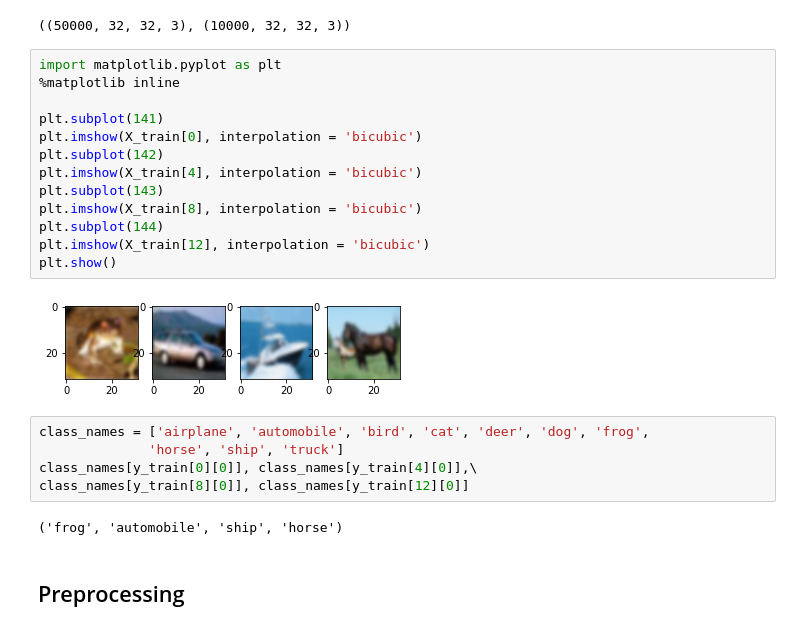
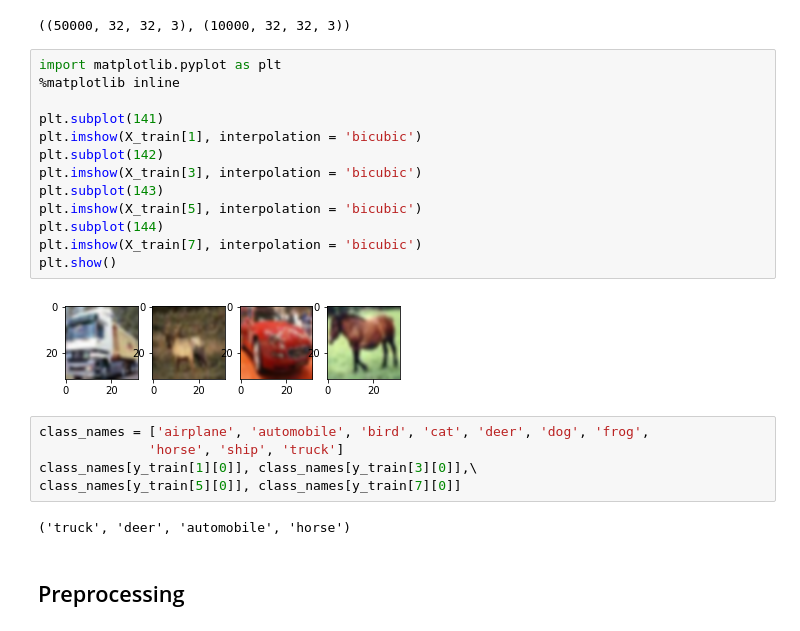
Before and after one commit to euka96/Deep-Learning, a Jupyter notebook: 2. CNN/10_Data Augmentation.ipynb, the cells around one changed output. Drawn from its saved outputs; the diff is of its cells as text.

```diff
--- a/2. CNN/10_Data Augmentation.ipynb
+++ b/2. CNN/10_Data Augmentation.ipynb
@@ -32,25 +29,25 @@ X_train.shape, X_test.shape
 # %%
 import matplotlib.pyplot as plt
 %matplotlib inline
 
 plt.subplot(141)
-plt.imshow(X_train[0], interpolation = 'bicubic')
+plt.imshow(X_train[1], interpolation = 'bicubic')
 plt.subplot(142)
-plt.imshow(X_train[4], interpolation = 'bicubic')
+plt.imshow(X_train[3], interpolation = 'bicubic')
 plt.subplot(143)
-plt.imshow(X_train[8], interpolation = 'bicubic')
+plt.imshow(X_train[5], interpolation = 'bicubic')
 plt.subplot(144)
-plt.imshow(X_train[12], interpolation = 'bicubic')
+plt.imshow(X_train[7], interpolation = 'bicubic')
 plt.show()
 # %% [output]
-[figure, old version]
+[figure, new version]
 # %%
 class_names = ['airplane', 'automobile', 'bird', 'cat', 'deer', 'dog', 'frog',
               'horse', 'ship', 'truck']
-class_names[y_train[0][0]], class_names[y_train[4][0]],\
-class_names[y_train[8][0]], class_names[y_train[12][0]]
+class_names[y_train[1][0]], class_names[y_train[3][0]],\
+class_names[y_train[5][0]], class_names[y_train[7][0]]
 # %% [output]
-('frog', 'automobile', 'ship', 'horse')
+('truck', 'deer', 'automobile', 'horse')
 # %% [markdown]
 ## Preprocessing
 # %% [markdown]
```
Also changed, not shown: parts of 6 cells of this notebook.
